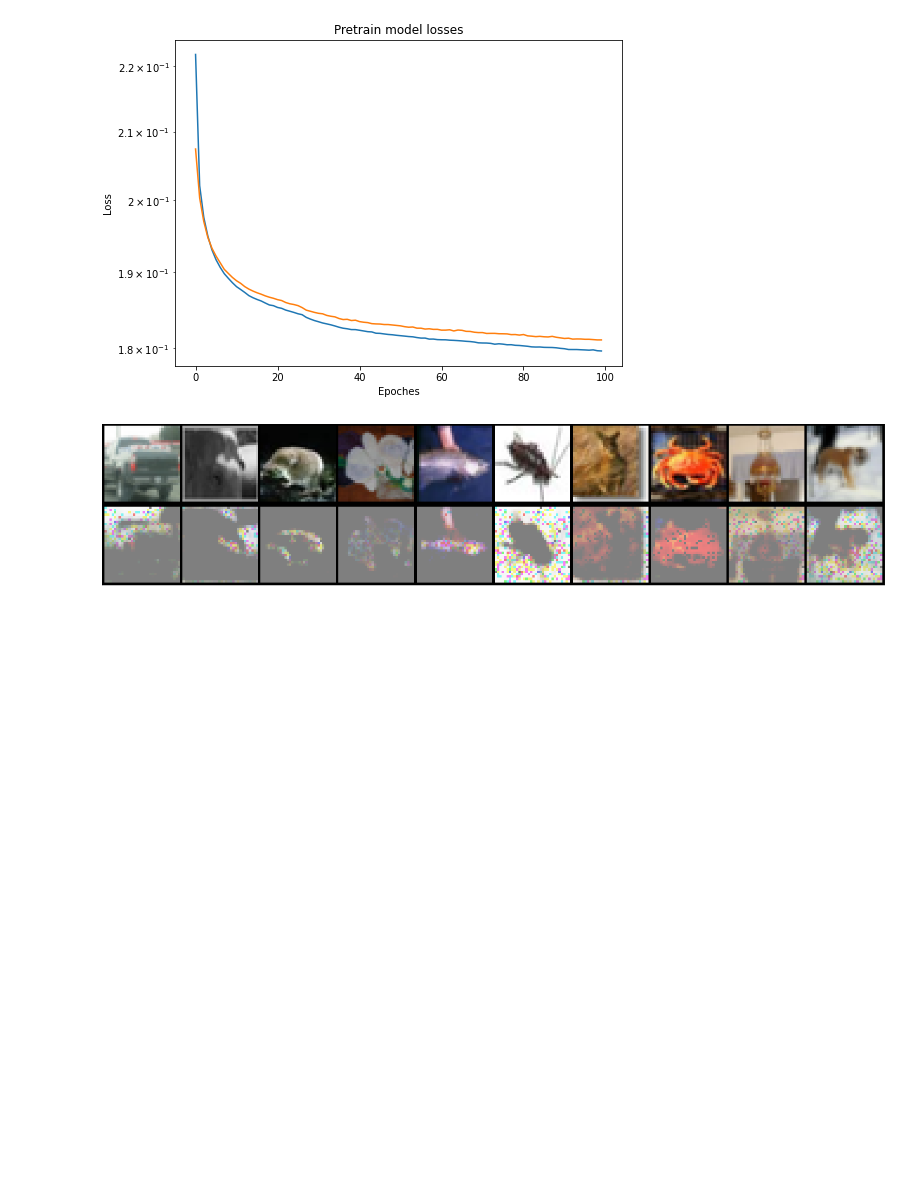
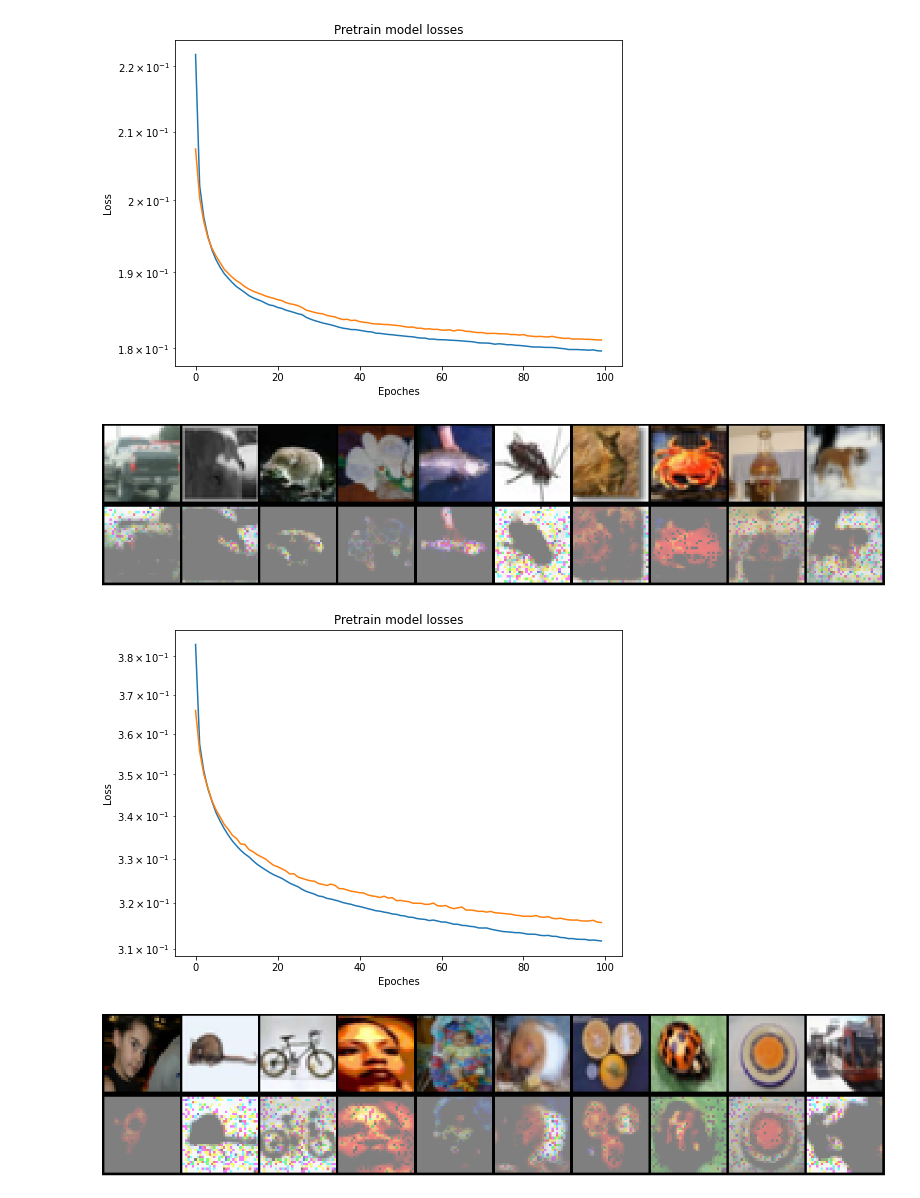
Before and after one commit to johanDDC/MIL_autoencoder, a Jupyter notebook: notebooks/experiments.ipynb, the cells around one changed output. Cells and saved outputs as stored; diff of their text form; code cells hidden in the pictures; blank space fills up the shorter version.

```diff
--- a/notebooks/experiments.ipynb
+++ b/notebooks/experiments.ipynb
@@ -36,6 +40,7 @@ def draw_pretrain_plot(train_losses, val_losses):
     plt.xlabel("Epoches")
     plt.ylabel("Loss")
     plt.semilogy()
+    plt.legend()
 
 @torch.no_grad()
 def construct_grid(model, dataset, num_images=10, ids=None, f=None, collator=None):
@@ -108,3 +113,25 @@ pretrain(model, optimizer, criterion, scheduler, train_dataloader, val_dataloade
 # %% [output]
 [figure]
 [figure]
+# %%
+l1_config = FCConfig
+l1_config.train_config.loss = nn.L1Loss
+
+model, optimizer, criterion, scheduler = init(l1_config, FCAutoencoder)
+model.to(device)
+
+train_dataset = get_train_dataset("../data", False)
+val_dataset = get_val_dataset("../data", False)
+fc_image_reshaper = lambda img: img.view(3, 32, 32)
+train_dataloader = DataLoader(train_dataset, l1_config.train_config.train_batch_size, shuffle=True,
+                              num_workers=6, collate_fn=fc_collator, pin_memory=True, drop_last=True)
+val_dataloader = DataLoader(val_dataset, l1_config.train_config.eval_batch_size, shuffle=False,
+                            num_workers=6, collate_fn=fc_collator, pin_memory=True)
+
+
+pretrain(model, optimizer, criterion, scheduler, train_dataloader, val_dataloader,
+         val_dataset, l1_config.train_config.num_epoches,
+         l1_config.train_config.checkpoint_path, fc_image_reshaper, fc_collator)
+# %% [output]
+[figure, added]
+[figure, added]
```
Also changed, not shown: parts of 1 cell of this notebook.
